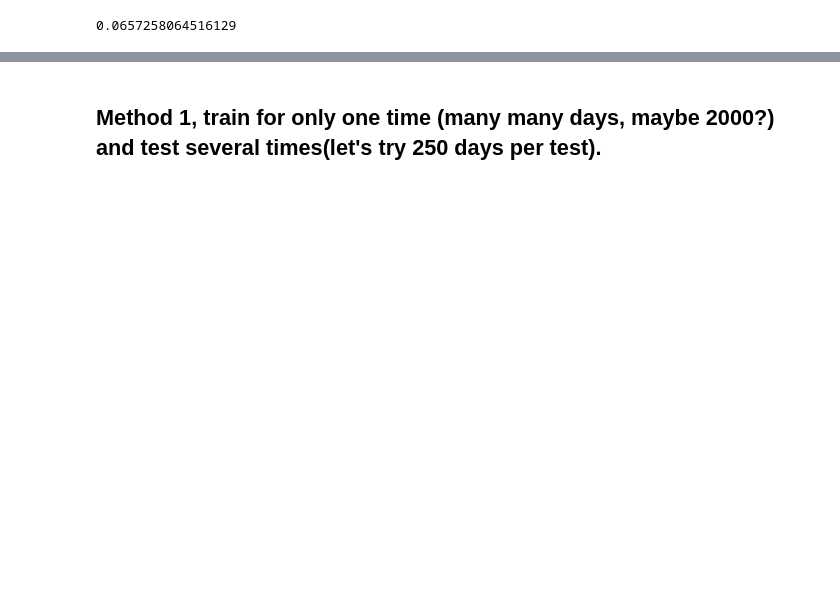
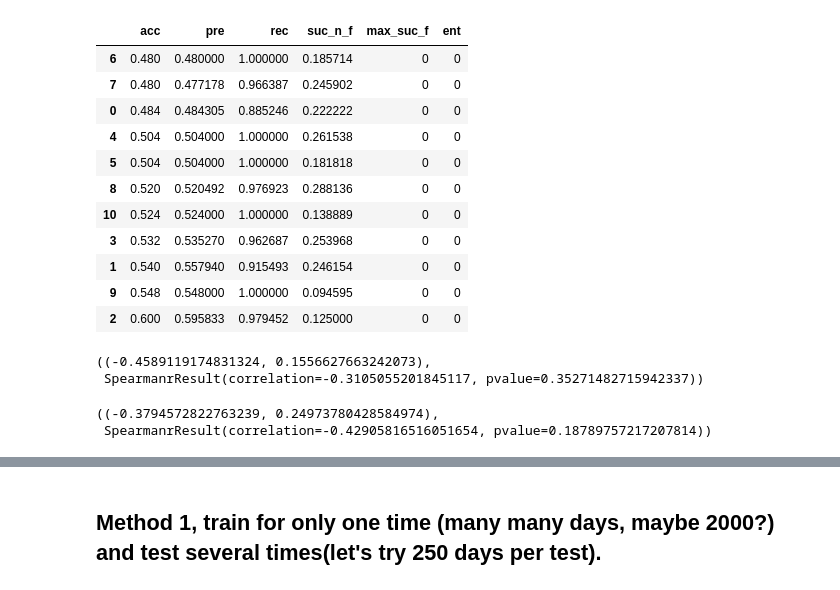
Before and after one commit to SimpleLonely/1218, a Jupyter notebook: src/packed_backtest.ipynb, the cells around one changed output, grey strips where cells are left out. Drawn from its saved outputs; the diff is of its cells as text; code cells hidden in the pictures; blank space fills up the shorter version.

```diff
--- a/src/packed_backtest.ipynb
+++ b/src/packed_backtest.ipynb
@@ -25,9 +124,42 @@ df['label'].fillna(0,inplace=True)
+# %%
+all_results = []
+starter = range(2240,len(df)-250,250)
+# all_results = []
+for test_begin in starter:
+    test_end = test_begin + 250
+    this_test = pd.read_csv(f'{test_begin}_{test_end}_test.csv',index_col=0)
+    ti = test_indicator(this_test['y_true'].values,this_test['y_pred'].values)
+    this_result = [ti.get_accuracy(),ti.get_precision(),ti.get_recall(),ti.get_successive_n_failure_rate(3),ti.get_maximum_successive_failure(),ti.get_entropy()]
+    all_results.append(this_result)
+# %%
+ars = pd.DataFrame(all_results,columns=['acc','pre','rec','suc_n_f','max_suc_f','ent'])
+ars.sort_values('acc')
+# %% [output]
+|  | acc | pre | rec | suc_n_f | max_suc_f | ent |
+| 6 | 0.480 | 0.480000 | 1.000000 | 0.185714 | 0 | 0 |
+| 7 | 0.480 | 0.477178 | 0.966387 | 0.245902 | 0 | 0 |
+| 0 | 0.484 | 0.484305 | 0.885246 | 0.222222 | 0 | 0 |
+| 4 | 0.504 | 0.504000 | 1.000000 | 0.261538 | 0 | 0 |
+| 5 | 0.504 | 0.504000 | 1.000000 | 0.181818 | 0 | 0 |
+| 8 | 0.520 | 0.520492 | 0.976923 | 0.288136 | 0 | 0 |
+| 10 | 0.524 | 0.524000 | 1.000000 | 0.138889 | 0 | 0 |
+| 3 | 0.532 | 0.535270 | 0.962687 | 0.253968 | 0 | 0 |
+| 1 | 0.540 | 0.557940 | 0.915493 | 0.246154 | 0 | 0 |
+| 9 | 0.548 | 0.548000 | 1.000000 | 0.094595 | 0 | 0 |
+| 2 | 0.600 | 0.595833 | 0.979452 | 0.125000 | 0 | 0 |
+# %%
+from scipy.stats import pearsonr, spearmanr
+pearsonr(ars['acc'],ars['suc_n_f']),spearmanr(ars['acc'],ars['suc_n_f'])
+# %% [output]
+((-0.4589119174831324, 0.1556627663242073),
+ SpearmanrResult(correlation=-0.3105055201845117, pvalue=0.35271482715942337))
+# %%
+pearsonr(ars['rec'],ars['suc_n_f']),spearmanr(ars['rec'],ars['suc_n_f'])
+# %% [output]
+((-0.3794572822763239, 0.24973780428584974),
+ SpearmanrResult(correlation=-0.42905816516051654, pvalue=0.18789757217207814))
 # %%
 y_true = np.random.randint(0,2,10000)
 y_pred = np.random.randint(0,2,10000)
 # %%
 ti = test_indicator(y_true,y_pred)
-# %%
-ti.suc_fail[:,5:].sum() / ti.suc_fail.sum()
-# %% [output]
-0.0657258064516129
```
Also changed, not shown: parts of 16 cells of this notebook, 13 other files.
